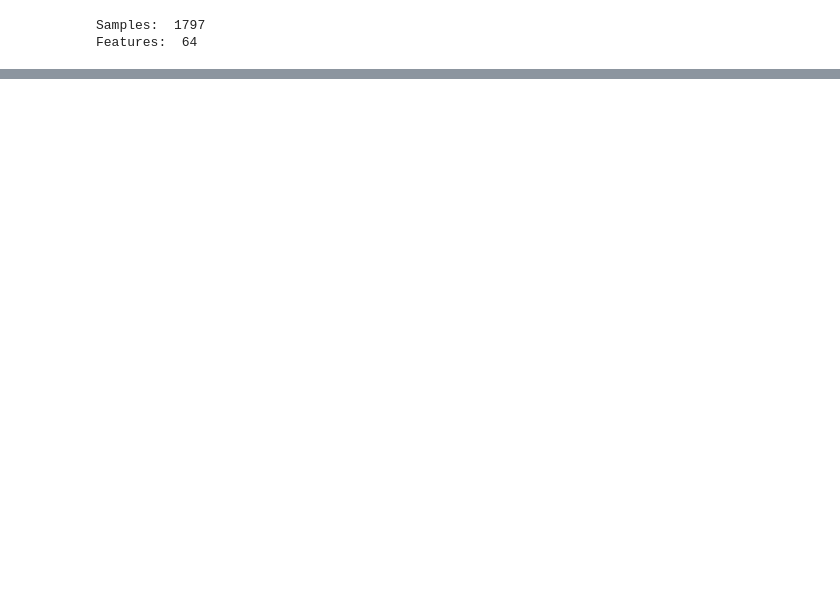
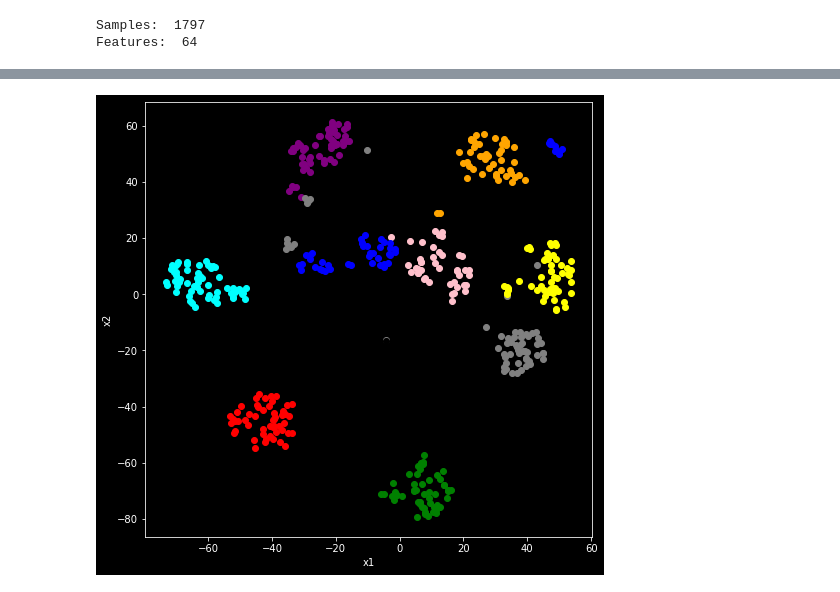
Before and after one commit to franneck94/UdemyML, a Jupyter notebook: Chapter7_FeatureReduction/tSNE/tsne.ipynb, the cells around one changed output, grey strips where cells are left out. Cells and saved outputs as stored; diff of their text form; code cells hidden in the pictures; blank space fills up the shorter version.

```diff
--- a/Chapter7_FeatureReduction/tSNE/tsne.ipynb
+++ b/Chapter7_FeatureReduction/tSNE/tsne.ipynb
@@ -73,0 +56,9 @@ plt.show()
+# %%
+plt.figure(figsize=(8,8))
+for index, point in enumerate(x_test):
+    plt.scatter(point[0], point[1], color=colors[y_test[index]])
+plt.xlabel("x1")
+plt.ylabel("x2")
+plt.show()
+# %% [output]
+[figure, added]
```
Also changed, not shown: parts of 8 cells of this notebook, 2 other files.
